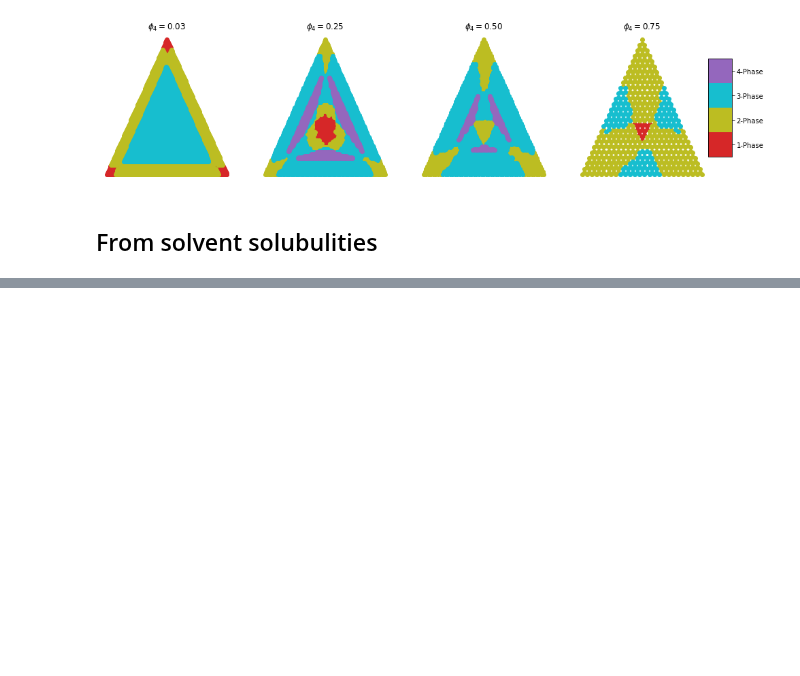
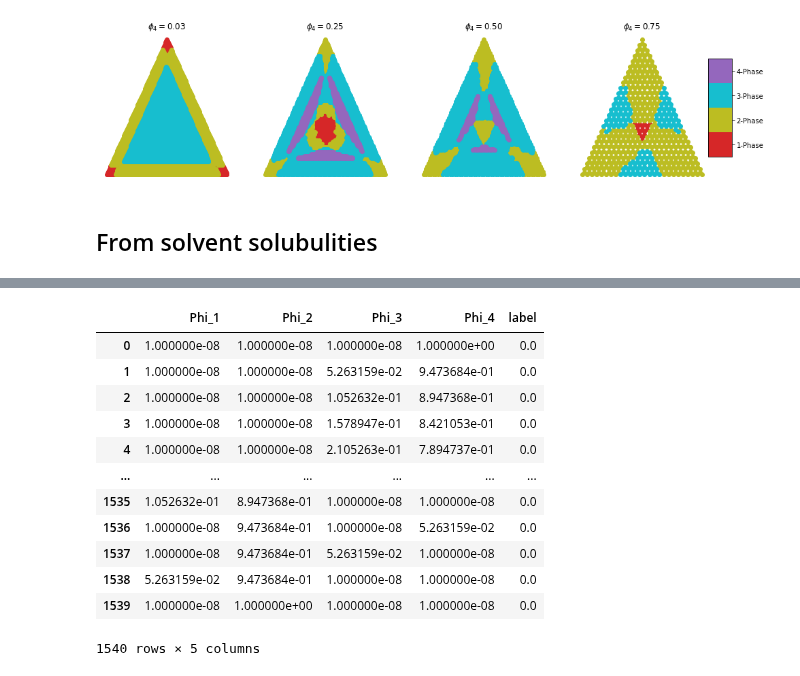
Before and after one commit to kiranvad/polyphase, a Jupyter notebook: notebooks/05-Four component system.ipynb, the cells around one changed output, grey strips where cells are left out. Saved outputs shown, nothing was run; the diff lists cells and outputs as text; code cells hidden in the pictures; blank space fills up the shorter version.

```diff
--- a/notebooks/05-Four component system.ipynb
+++ b/notebooks/05-Four component system.ipynb
@@ -177,3 +178,19 @@ show_slices(engine)
+# %%
+engine.df.T
+# %% [output]
+|  | Phi_1 | Phi_2 | Phi_3 | Phi_4 | label |
+| 0 | 1.000000e-08 | 1.000000e-08 | 1.000000e-08 | 1.000000e+00 | 0.0 |
+| 1 | 1.000000e-08 | 1.000000e-08 | 5.263159e-02 | 9.473684e-01 | 0.0 |
+| 2 | 1.000000e-08 | 1.000000e-08 | 1.052632e-01 | 8.947368e-01 | 0.0 |
+| 3 | 1.000000e-08 | 1.000000e-08 | 1.578947e-01 | 8.421053e-01 | 0.0 |
+| 4 | 1.000000e-08 | 1.000000e-08 | 2.105263e-01 | 7.894737e-01 | 0.0 |
+| ... | ... | ... | ... | ... | ... |
+| 1535 | 1.052632e-01 | 8.947368e-01 | 1.000000e-08 | 1.000000e-08 | 0.0 |
+| 1536 | 1.000000e-08 | 9.473684e-01 | 1.000000e-08 | 5.263159e-02 | 0.0 |
+| 1537 | 1.000000e-08 | 9.473684e-01 | 5.263159e-02 | 1.000000e-08 | 0.0 |
+| 1538 | 5.263159e-02 | 9.473684e-01 | 1.000000e-08 | 1.000000e-08 | 0.0 |
+| 1539 | 1.000000e-08 | 1.000000e+00 | 1.000000e-08 | 1.000000e-08 | 0.0 |
+1540 rows × 5 columns
 # %%
 togif(engine,num=20)
 # %%
```
Also changed, not shown: parts of 7 cells of this notebook, 5 other files.
